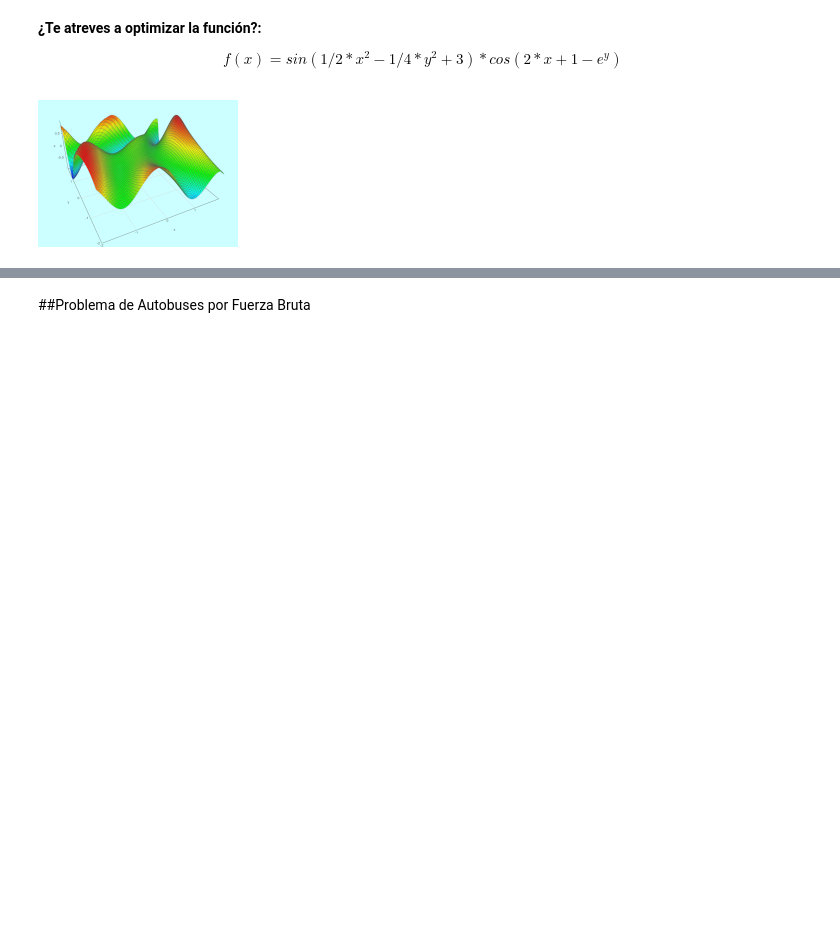
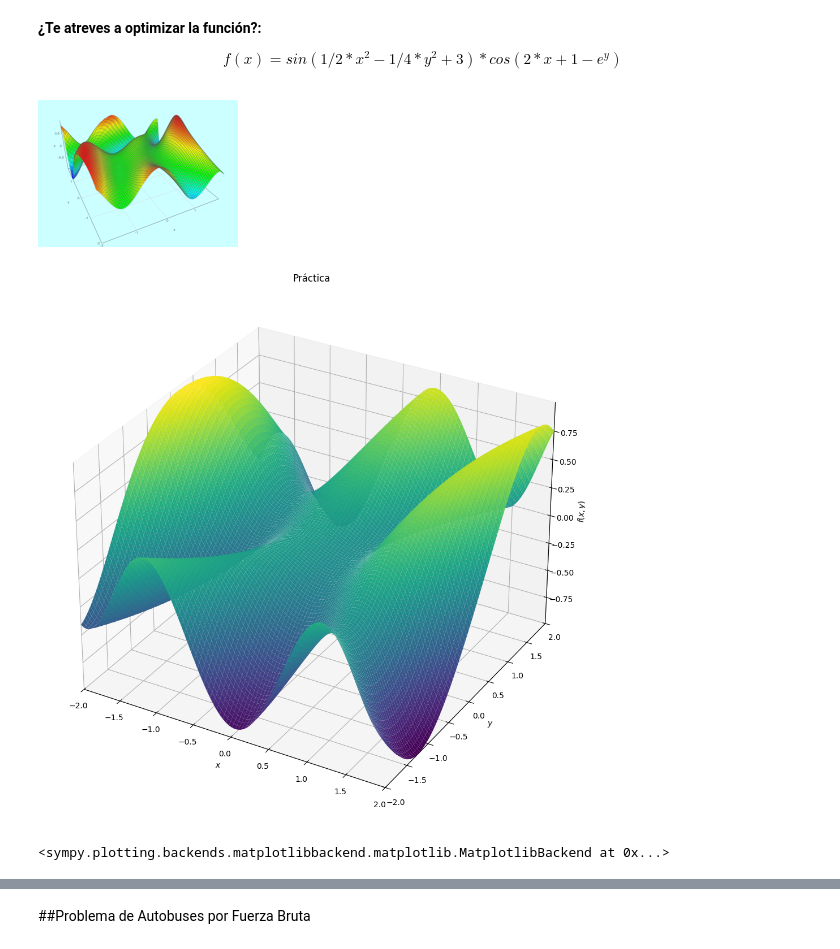
Before and after one commit to JuanAntonioLeonOjeda/03MIAR---Algoritmos-de-Optimizacion, a Jupyter notebook: Copia_de_Algoritmos_AG3_Plantilla(no_borrar).ipynb, the cells around one changed output, grey strips where cells are left out. Saved outputs shown, nothing was run; the diff lists cells and outputs as text; code cells hidden in the pictures; blank space fills up the shorter version.

```diff
--- a/Copia_de_Algoritmos_AG3_Plantilla(no_borrar).ipynb
+++ b/Copia_de_Algoritmos_AG3_Plantilla(no_borrar).ipynb
@@ -382,0 +380,26 @@ f= lambda X: math.sin(1/2 * X[0]**2 - 1/4 * X[1]**2 + 3) *math.cos(2*X[0] + 1 -
+# %%
+from sympy import sin, cos, exp
+
+#Definimos la funcion
+f= lambda X: math.sin(1/2 * X[0]**2 - 1/4 * X[1]**2 + 3) *math.cos(2*X[0] + 1 - math.exp(X[1]) )
+
+def df(PUNTO):
+  h = 0.01
+  T = np.copy(PUNTO)
+  grad = np.zeros(2)
+  grad = np.zeros(2)
+  for it, th in enumerate(PUNTO):
+    T[it] = T[it] + h
+    grad[it] = (f(T) - f(PUNTO)) / h
+  return grad
+
+df([1,2])
+
+x,y = symbols('x y')
+plot3d(sin(1/2 * x**2 - 1/4 * y**2 + 3) *cos(2*x + 1 - y ),
+       (x,-2,2),(y,-2,2),
+       title='Práctica',
+       size=(10,10))
+# %% [output]
+[figure, added]
+<sympy.plotting.backends.matplotlibbackend.matplotlib.MatplotlibBackend at 0x...>
```
Also changed, not shown: parts of 2 cells of this notebook.
